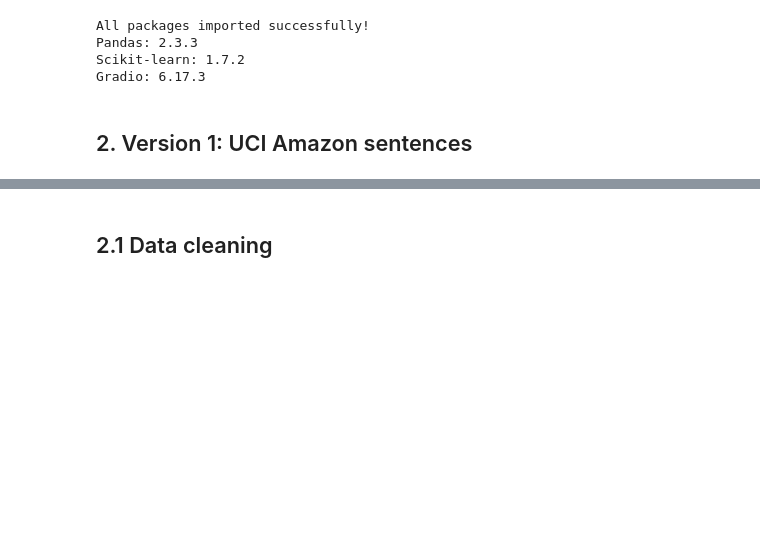
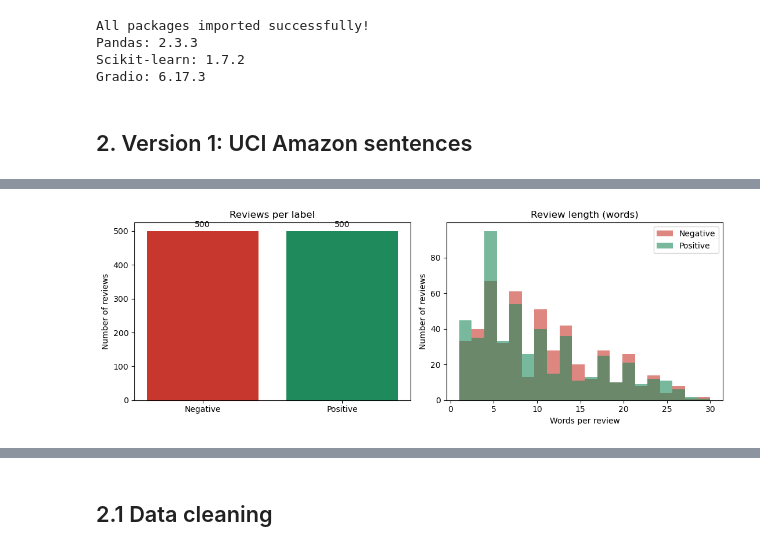
Before and after one commit to xahiru/PT22026, a Jupyter notebook: ali081/sentiment_analysis.ipynb, the cells around one changed output, grey strips where cells are left out. Cells and saved outputs as stored; diff of their text form; code cells hidden in the pictures; blank space fills up the shorter version.

```diff
--- a/ali081/sentiment_analysis.ipynb
+++ b/ali081/sentiment_analysis.ipynb
@@ -132,0 +172,93 @@ First five reviews:
+# %%
+import csv
+
+import matplotlib.pyplot as plt
+import pandas as pd
+
+LABEL_NAMES = {0: "Negative", 1: "Positive"}
+LABEL_COLORS = {0: "#c8372d", 1: "#1f8a5b"}
+
+df = pd.read_csv(
+    data_file,
+    sep="\t",
+    header=None,
+    names=["review", "label"],
+    quoting=csv.QUOTE_NONE,
+    encoding="utf-8",
+)
+
+#basic overview
+print("Dataset shape:", df.shape)
+
+counts = df["label"].value_counts().sort_index()
+balance = pd.DataFrame({
+    "Label": [LABEL_NAMES.get(label, label) for label in counts.index],
+    "Reviews": counts.values,
+    "Share": [f"{share:.1%}" for share in counts / len(df)],
+}, index=counts.index)
+print("\nNumber of reviews per label:")
+display(balance)
+
+#data quality
+df["review"] = df["review"].str.strip()
+
+quality = pd.Series({
+    "Missing reviews": int(df["review"].isna().sum()),
+    "Missing labels": int(df["label"].isna().sum()),
+    "Empty reviews": int((df["review"] == "").sum()),
+    "Duplicate reviews": int(df["review"].duplicated().sum()),
+    "Labels outside 0/1": int((~df["label"].isin([0, 1])).sum()),
+}, name="Count")
+print("\nData quality checks:")
+display(quality.to_frame())
+
+#review length
+df["words"] = df["review"].fillna("").str.split().str.len()
+
+length_stats = (
+    df.groupby("label")["words"]
+    .describe()[["count", "mean", "min", "50%", "max"]]
+    .rename(index=LABEL_NAMES, columns={"50%": "median"})
+    .round(1)
+)
+print("\nWords per review:")
+display(length_stats)
+
+#charts
+fig, axes = plt.subplots(1, 2, figsize=(11, 4))
+
+bars = axes[0].bar(
+    [LABEL_NAMES.get(label, label) for label in counts.index],
+    counts.values,
+    color=[LABEL_COLORS.get(label, "gray") for label in counts.index],
+)
+axes[0].bar_label(bars, padding=3)
+axes[0].set_title("Reviews per label")
+axes[0].set_ylabel("Number of reviews")
+
+for label in sorted(df["label"].dropna().unique()):
+    axes[1].hist(
+        df.loc[df["label"] == label, "words"],
+        bins=20,
+        alpha=0.6,
+        label=LABEL_NAMES.get(label, label),
+        color=LABEL_COLORS.get(label, "gray"),
+    )
+axes[1].set_title("Review length (words)")
+axes[1].set_xlabel("Words per review")
+axes[1].set_ylabel("Number of reviews")
+axes[1].legend()
+
+fig.tight_layout()
+plt.show()
+
+#sample reviews
+print("\nRandom sample reviews (3 per label):")
+samples = (
+    df.groupby("label", group_keys=False)
+    .sample(n=3, random_state=42)
+    .assign(label=lambda d: d["label"].map(LABEL_NAMES))
+    [["label", "review"]]
+)
+display(samples)
+# %% [output]
@@ -132,0 +284 @@ First five reviews:
+[figure, added]
```
Also changed, not shown: parts of 28 cells of this notebook, 37 other files.
